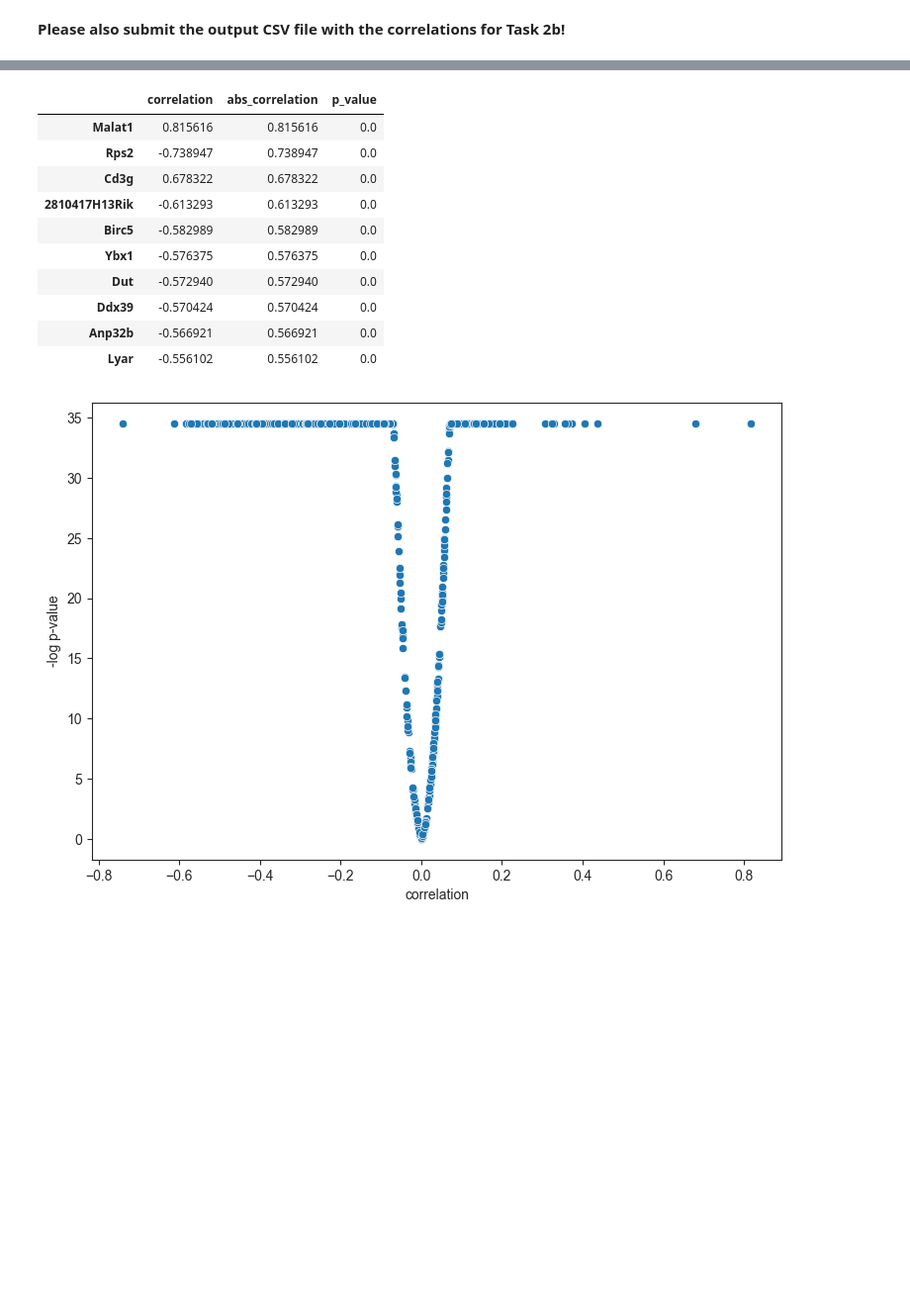
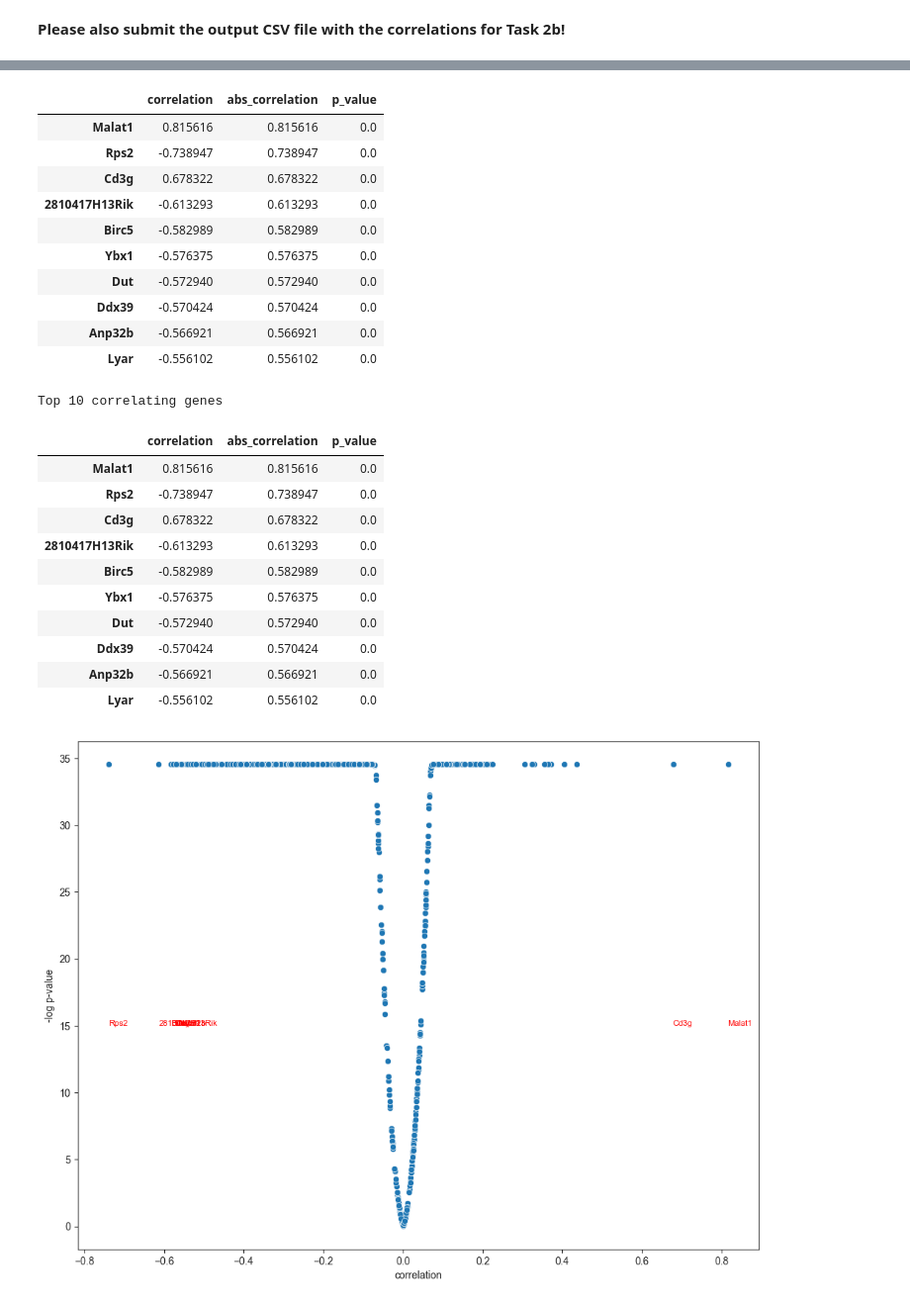
Before and after one commit to MertOkur/MLSCB, a Jupyter notebook: Assignment01/Code/mlscb_2025_assignment_01_code.ipynb, the cells around one changed output, grey strips where cells are left out. Shown: that part at 99% size. Cells and saved outputs as stored; diff of their text form; code cells hidden in the pictures; blank space fills up the shorter version.

Commit message:
adding description for task2B

```diff
--- a/Assignment01/Code/mlscb_2025_assignment_01_code.ipynb
+++ b/Assignment01/Code/mlscb_2025_assignment_01_code.ipynb
@@ -462,8 +462,4 @@ def task2b_correlation_analysis(expression_data: pd.DataFrame, metadata: pd.Data
     #########################
     display(gene_correlations)
 
-    top_10_max_correlating_genes = gene_correlations.sort_values("abs_correlation", ascending=False).head(10)
-
-    display(top_10_max_correlating_genes)
-
     return gene_correlations
@@ -474,32 +480,56 @@ task2b_gene_correlations = task2b_correlation_analysis(expression_data_3, metada
 task2b_gene_correlations.sort_values("abs_correlation", ascending=False).iloc[:10]\
     .to_csv(os.path.join(OUTPUT_PATH, "task2b_gene_correlations.txt"), sep="\t")
 
-fig, ax = plt.subplots(figsize=(9, 6))
+fig, ax = plt.subplots(figsize=(12, 9))
 sns.scatterplot(x=task2b_gene_correlations["correlation"], y=-np.log(task2b_gene_correlations["p_value"] + 1e-15), ax=ax)
 ax.set_ylabel("-log p-value");
+
+top_10_max_correlating_genes = task2b_gene_correlations.sort_values("abs_correlation", ascending=False).head(10)
+print("Top 10 correlating genes")
+display(top_10_max_correlating_genes)
+
+# Top 10 Gene markieren
+for gene in top_10_max_correlating_genes.index:
+    x = task2b_gene_correlations.loc[gene, "correlation"]
+    y = -np.log10(task2b_gene_correlations.loc[gene, "p_value"] + 1e-15)
+    ax.text(x, y, gene, fontsize=8, color="red")
+
+plt.show()
 # %% [output]
 |  | correlation | abs_correlation | p_value |
 | Mrpl15 | -0.392258 | 0.392258 | 0.000000e+00 |
 | Mcm3 | -0.491959 | 0.491959 | 0.000000e+00 |
 | Prim2 | -0.234628 | 0.234628 | 1.291217e-170 |
 | Aff3 | -0.026442 | 0.026442 | 1.971164e-03 |
 | Nab1 | -0.108701 | 0.108701 | 2.851966e-37 |
 | ... | ... | ... | ... |
 | Maoa | -0.168532 | 0.168532 | 8.628555e-88 |
 | Dkc1 | -0.488142 | 0.488142 | 0.000000e+00 |
 | Kif4 | -0.228300 | 0.228300 | 2.117543e-161 |
 | Cenpi | -0.163912 | 0.163912 | 4.405613e-83 |
 | Erdr1 | -0.408627 | 0.408627 | 0.000000e+00 |
 811 rows × 3 columns
 |  | correlation | abs_correlation | p_value |
 | Malat1 | 0.815616 | 0.815616 | 0.0 |
 | Rps2 | -0.738947 | 0.738947 | 0.0 |
 | Cd3g | 0.678322 | 0.678322 | 0.0 |
 | 2810417H13Rik | -0.613293 | 0.613293 | 0.0 |
 | Birc5 | -0.582989 | 0.582989 | 0.0 |
 | Ybx1 | -0.576375 | 0.576375 | 0.0 |
 | Dut | -0.572940 | 0.572940 | 0.0 |
 | Ddx39 | -0.570424 | 0.570424 | 0.0 |
 | Anp32b | -0.566921 | 0.566921 | 0.0 |
 | Lyar | -0.556102 | 0.556102 | 0.0 |
+Top 10 correlating genes
+|  | correlation | abs_correlation | p_value |
+| Malat1 | 0.815616 | 0.815616 | 0.0 |
+| Rps2 | -0.738947 | 0.738947 | 0.0 |
+| Cd3g | 0.678322 | 0.678322 | 0.0 |
+| 2810417H13Rik | -0.613293 | 0.613293 | 0.0 |
+| Birc5 | -0.582989 | 0.582989 | 0.0 |
+| Ybx1 | -0.576375 | 0.576375 | 0.0 |
+| Dut | -0.572940 | 0.572940 | 0.0 |
+| Ddx39 | -0.570424 | 0.570424 | 0.0 |
+| Anp32b | -0.566921 | 0.566921 | 0.0 |
+| Lyar | -0.556102 | 0.556102 | 0.0 |
-[figure, old version]
+[figure, new version]
```
Also changed, not shown: parts of 2 cells of this notebook.
